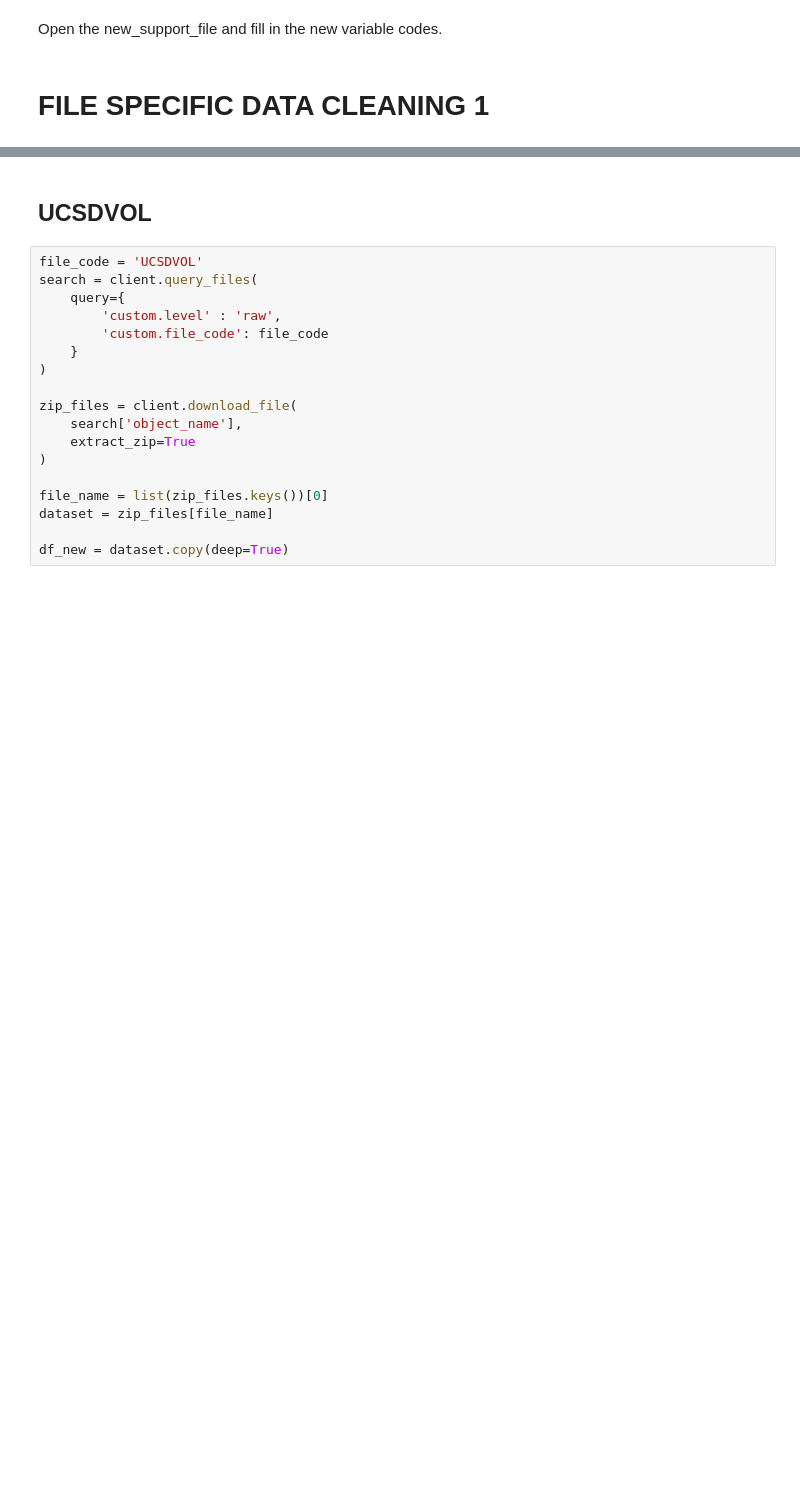
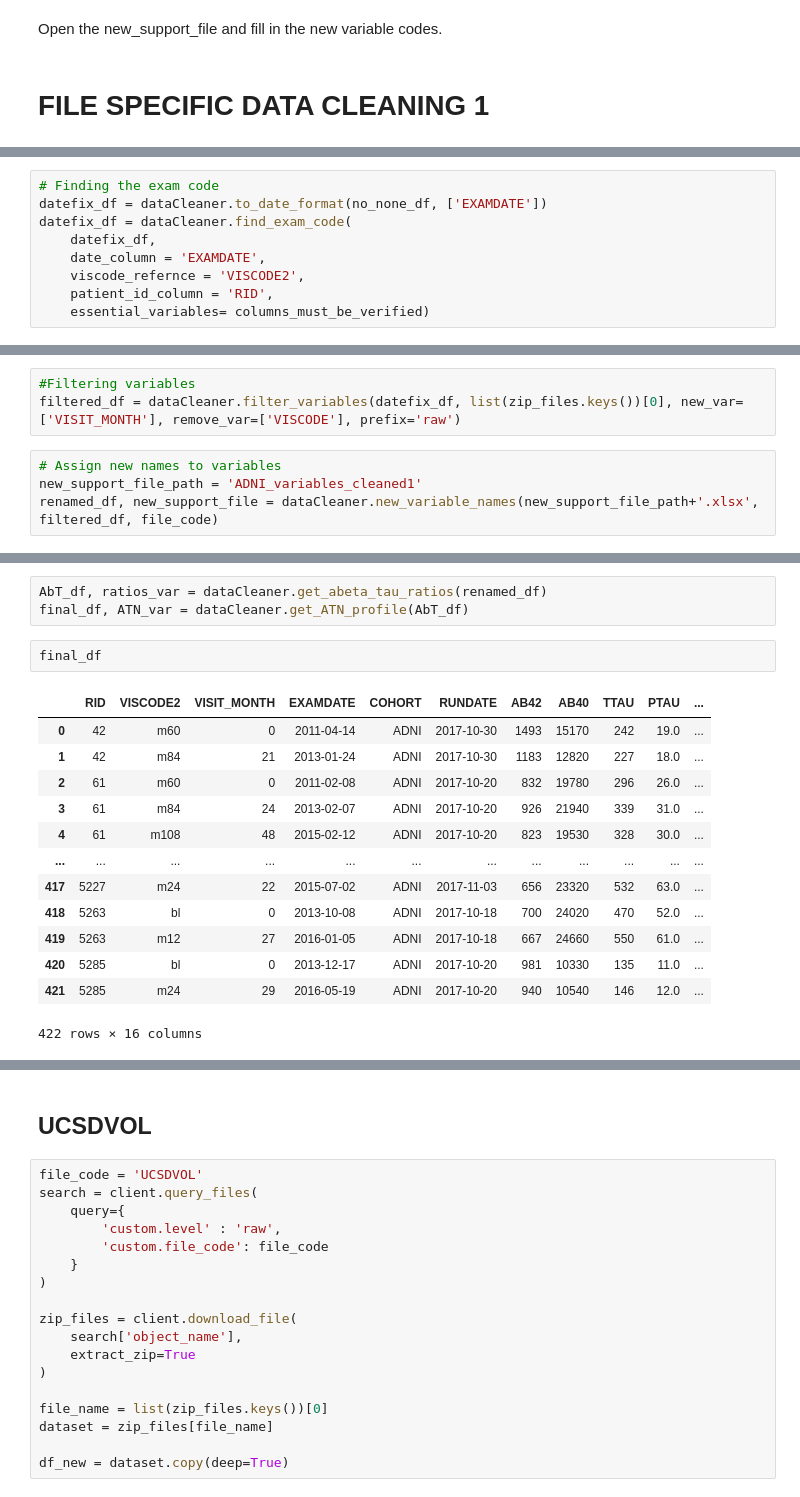
Before and after one commit to ifabfoundation/AIND, a Jupyter notebook: WP-2/Data_cleaning/adni_cleaning1.ipynb, the cells around one changed output, grey strips where cells are left out. Drawn from its saved outputs; the diff is of its cells as text; blank space fills up the shorter version.

```diff
--- a/WP-2/Data_cleaning/adni_cleaning1.ipynb
+++ b/WP-2/Data_cleaning/adni_cleaning1.ipynb
@@ -83,0 +210,9 @@ Open the new_support_file and fill in the new variable codes.
+# %%
+# Finding the exam code
+datefix_df = dataCleaner.to_date_format(no_none_df, ['EXAMDATE'])
+datefix_df = dataCleaner.find_exam_code(
+    datefix_df,
+    date_column = 'EXAMDATE',
+    viscode_refernce = 'VISCODE2',
+    patient_id_column = 'RID',
+    essential_variables= columns_must_be_verified)
@@ -83,0 +223,7 @@ Open the new_support_file and fill in the new variable codes.
+# %%
+#Filtering variables
+filtered_df = dataCleaner.filter_variables(datefix_df, list(zip_files.keys())[0], new_var=['VISIT_MONTH'], remove_var=['VISCODE'], prefix='raw')
+# %%
+# Assign new names to variables
+new_support_file_path = 'ADNI_variables_cleaned1'
+renamed_df, new_support_file = dataCleaner.new_variable_names(new_support_file_path+'.xlsx', filtered_df, file_code)
@@ -83,0 +239,19 @@ Open the new_support_file and fill in the new variable codes.
+# %%
+AbT_df, ratios_var = dataCleaner.get_abeta_tau_ratios(renamed_df)
+final_df, ATN_var = dataCleaner.get_ATN_profile(AbT_df)
+# %%
+final_df
+# %% [output]
+|  | RID | VISCODE2 | VISIT_MONTH | EXAMDATE | COHORT | RUNDATE | AB42 | AB40 | TTAU | PTAU | ... |
+| 0 | 42 | m60 | 0 | 2011-04-14 | ADNI | 2017-10-30 | 1493 | 15170 | 242 | 19.0 | ... |
+| 1 | 42 | m84 | 21 | 2013-01-24 | ADNI | 2017-10-30 | 1183 | 12820 | 227 | 18.0 | ... |
+| 2 | 61 | m60 | 0 | 2011-02-08 | ADNI | 2017-10-20 | 832 | 19780 | 296 | 26.0 | ... |
+| 3 | 61 | m84 | 24 | 2013-02-07 | ADNI | 2017-10-20 | 926 | 21940 | 339 | 31.0 | ... |
+| 4 | 61 | m108 | 48 | 2015-02-12 | ADNI | 2017-10-20 | 823 | 19530 | 328 | 30.0 | ... |
+| ... | ... | ... | ... | ... | ... | ... | ... | ... | ... | ... | ... |
+| 417 | 5227 | m24 | 22 | 2015-07-02 | ADNI | 2017-11-03 | 656 | 23320 | 532 | 63.0 | ... |
+| 418 | 5263 | bl | 0 | 2013-10-08 | ADNI | 2017-10-18 | 700 | 24020 | 470 | 52.0 | ... |
+| 419 | 5263 | m12 | 27 | 2016-01-05 | ADNI | 2017-10-18 | 667 | 24660 | 550 | 61.0 | ... |
+| 420 | 5285 | bl | 0 | 2013-12-17 | ADNI | 2017-10-20 | 981 | 10330 | 135 | 11.0 | ... |
+| 421 | 5285 | m24 | 29 | 2016-05-19 | ADNI | 2017-10-20 | 940 | 10540 | 146 | 12.0 | ... |
+422 rows × 16 columns
```
Also changed, not shown: parts of 31 cells of this notebook, 8 other files.
